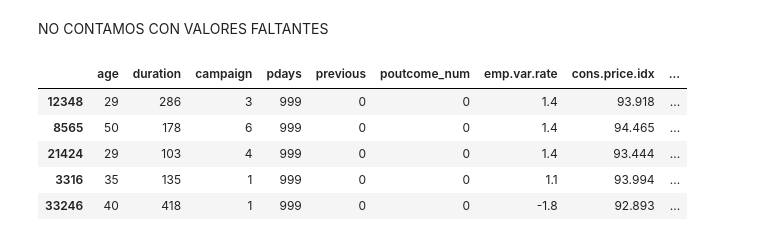
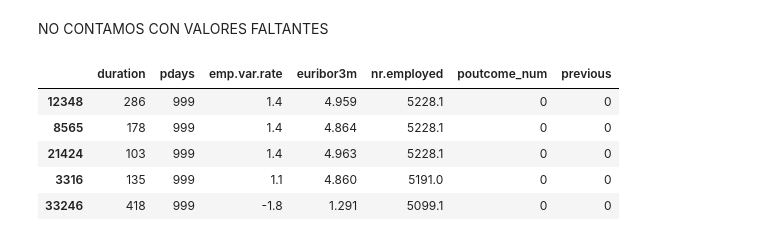
Before and after one commit to Valenfrc/machine-learning, a Jupyter notebook: src/explore.ipynb, the cells around one changed output. Cells and saved outputs as stored; diff of their text form; code cells hidden in the pictures.

```diff
--- a/src/explore.ipynb
+++ b/src/explore.ipynb
@@ -441,23 +451,24 @@ NO CONTAMOS CON VALORES FALTANTES
 # %%
 from sklearn.model_selection import train_test_split
 
-num_variables = ["age", "duration","campaign", "pdays", "previous", "poutcome_num",
-                 "emp.var.rate", "cons.price.idx", "cons.conf.idx","euribor3m", "nr.employed"]
+num_variables = ['duration','pdays','emp.var.rate','euribor3m','nr.employed','poutcome_num','previous']
 
 # Dividimos el conjunto de datos en muestras de train y test
 X = df.drop("y_num", axis = 1)[num_variables]
 y = df["y_num"]
 
 X_train, X_test, y_train, y_test = train_test_split(X, y, test_size = 0.2, random_state = 42)
 
 X_train.head()
+
+#separo el conjunto de datos para entrenar
 # %% [output]
-|  | age | duration | campaign | pdays | previous | poutcome_num | emp.var.rate | cons.price.idx | ... |
-| 12348 | 29 | 286 | 3 | 999 | 0 | 0 | 1.4 | 93.918 | ... |
-| 8565 | 50 | 178 | 6 | 999 | 0 | 0 | 1.4 | 94.465 | ... |
-| 21424 | 29 | 103 | 4 | 999 | 0 | 0 | 1.4 | 93.444 | ... |
-| 3316 | 35 | 135 | 1 | 999 | 0 | 0 | 1.1 | 93.994 | ... |
-| 33246 | 40 | 418 | 1 | 999 | 0 | 0 | -1.8 | 92.893 | ... |
+|  | duration | pdays | emp.var.rate | euribor3m | nr.employed | poutcome_num | previous |
+| 12348 | 286 | 999 | 1.4 | 4.959 | 5228.1 | 0 | 0 |
+| 8565 | 178 | 999 | 1.4 | 4.864 | 5228.1 | 0 | 0 |
+| 21424 | 103 | 999 | 1.4 | 4.963 | 5228.1 | 0 | 0 |
+| 3316 | 135 | 999 | 1.1 | 4.860 | 5191.0 | 0 | 0 |
+| 33246 | 418 | 999 | -1.8 | 1.291 | 5099.1 | 0 | 0 |
 # %%
 #normalizacion
 
```
Also changed, not shown: parts of 5 cells of this notebook, 2 other files.
